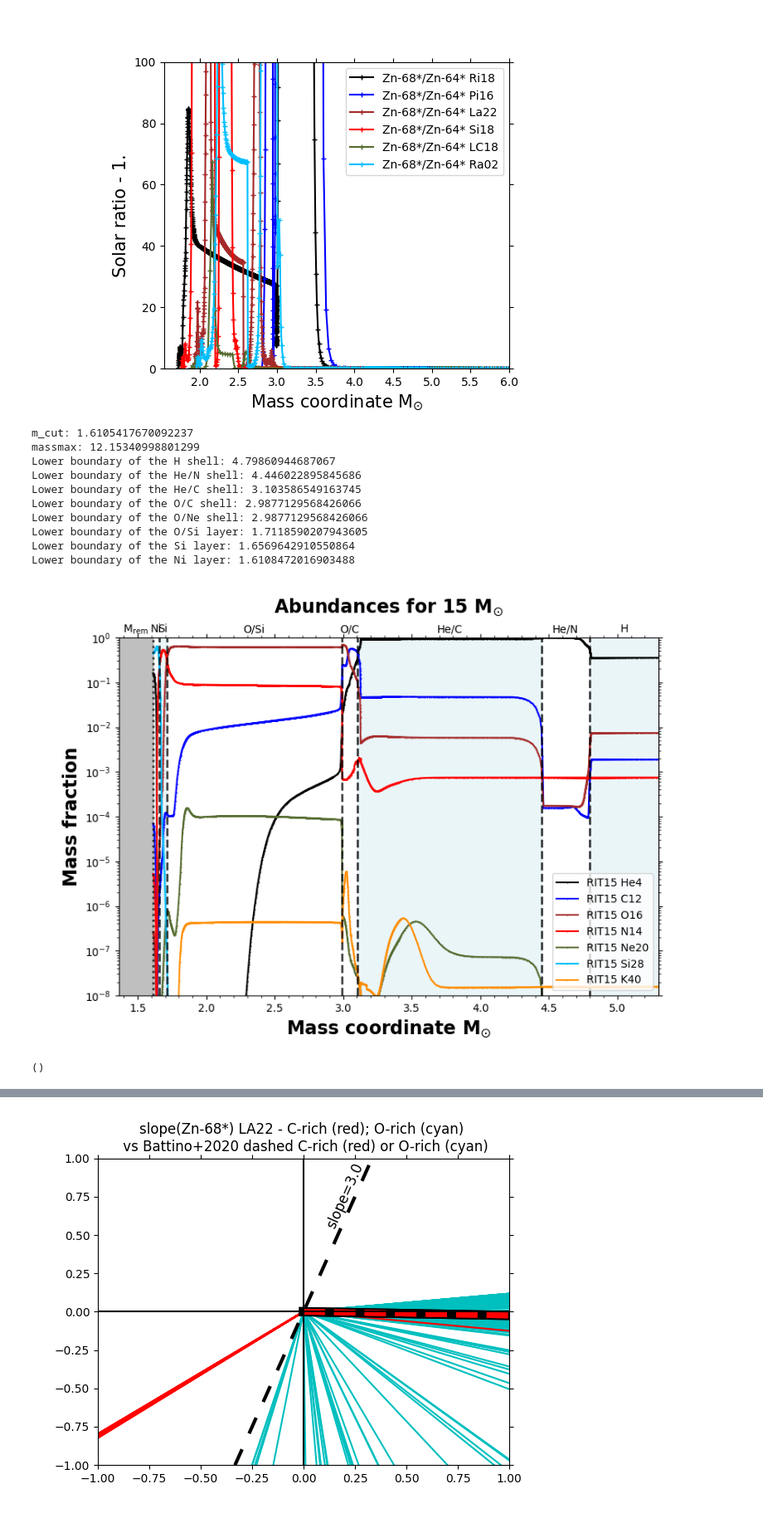
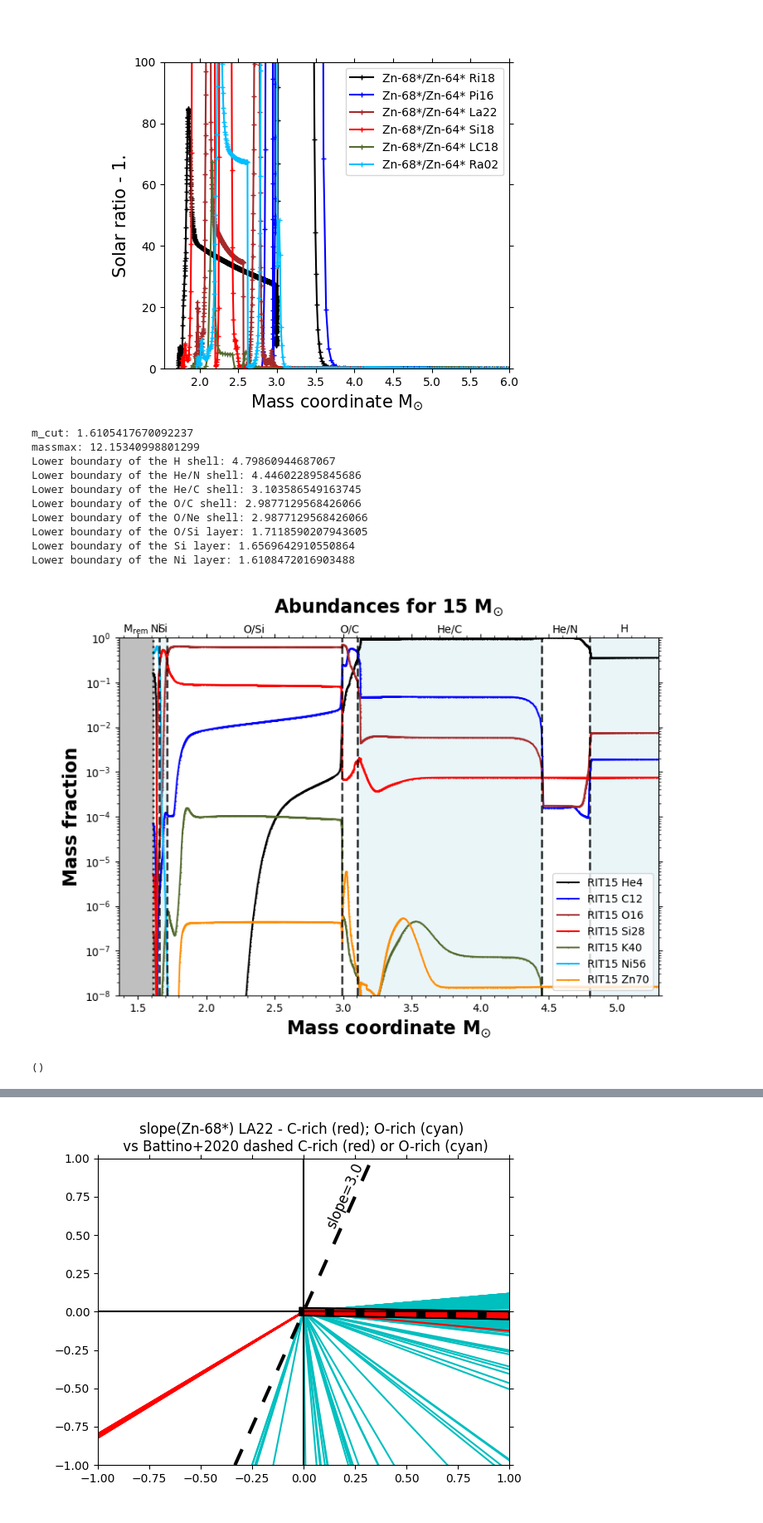
Before and after one commit to NuGrid/chetec-infra_WP9, a Jupyter notebook: simple_plot_v11.ipynb, the cells around one changed output, grey strips where cells are left out. Shown at 83% size. Saved outputs shown, nothing was run; the diff lists cells and outputs as text; code cells hidden in the pictures.

```diff
--- a/simple_plot_v11.ipynb
+++ b/simple_plot_v11.ipynb
@@ -507,24 +543,24 @@ plt.show()
 # %%
 # abundance plot with mass vs mass coordinate with structure grid
 
 # list of isotopes used for this plot (provided in models.txt)
 iso_selected = abu_elements
 
 title_abundance_plot ="Abundances for "+str(reqmass)+" M$_{\odot}$"
-abundanceplot(e_label, rmodels, iso_selected, reqmass, all_models, title_abundance_plot, col, lin, \
+abundanceplot(rmodels, iso_selected, reqmass, all_models, title_abundance_plot, col, lin, \
                x1=1.5, x2=5.5, y1=1e-8, y2=1, legendpos='inside', abu_name="onion_test.png",onion=True)
 # %% [output]
 m_cut: 1.6105417670092237
 massmax: 12.15340998801299
 Lower boundary of the H shell: 4.79860944687067
 Lower boundary of the He/N shell: 4.446022895845686
 Lower boundary of the He/C shell: 3.103586549163745
 Lower boundary of the O/C shell: 2.9877129568426066
 Lower boundary of the O/Ne shell: 2.9877129568426066
 Lower boundary of the O/Si layer: 1.7118590207943605
 Lower boundary of the Si layer: 1.6569642910550864
 Lower boundary of the Ni layer: 1.6108472016903488
-[figure, old version]
+[figure, new version]
 ()
 # %%
 # plot slopes with onion structure on the background (e.g., Meyer+ 1995)
```
Also changed, not shown: parts of 4 cells of this notebook, 1 other file.
